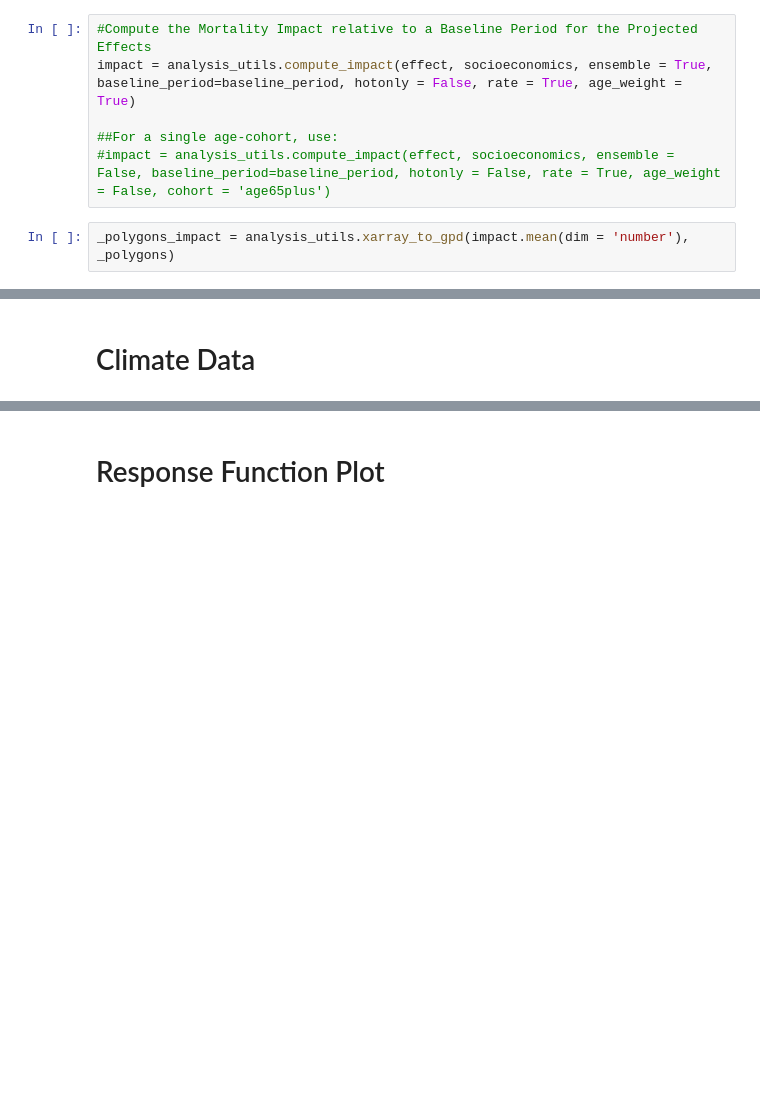
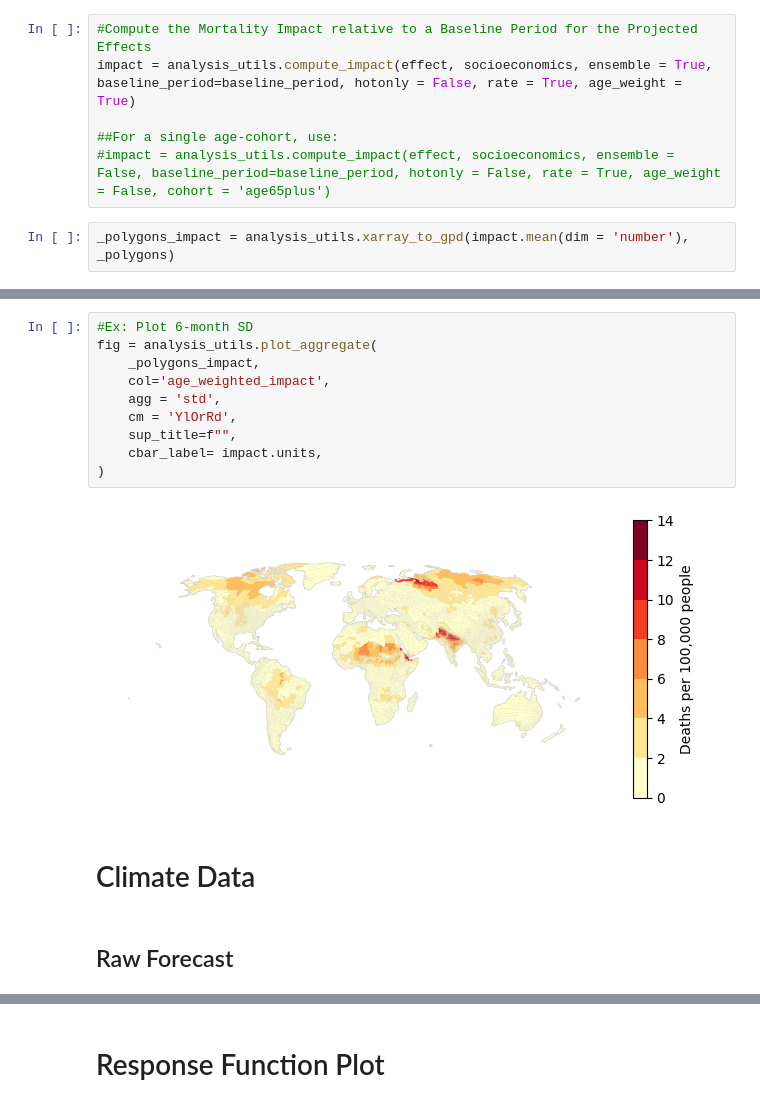
Before and after one commit to ClimateImpactLab/poreallas, a Jupyter notebook: analysis/a00_seasonal_forecast_analysis.ipynb, the cells around one changed output, grey strips where cells are left out. Saved outputs shown, nothing was run; the diff lists cells and outputs as text; blank space fills up the shorter version.

```diff
--- a/analysis/a00_seasonal_forecast_analysis.ipynb
+++ b/analysis/a00_seasonal_forecast_analysis.ipynb
@@ -84,5 +88,19 @@ analysis_utils.plot_aggregate(
+# %%
+#Ex: Plot 6-month SD
+fig = analysis_utils.plot_aggregate(
+    _polygons_impact,
+    col='age_weighted_impact',
+    agg = 'std',
+    cm = 'YlOrRd',
+    sup_title=f"",
+    cbar_label= impact.units,
+)
+# %% [output]
+[figure, added]
 # %% [markdown]
 # Climate Data
+# %% [markdown]
+## Raw Forecast
 # %%
 forecast = xr.open_zarr(TAS_FORECAST_URI)
 # Gridded to Impact Region
```
Also changed, not shown: parts of 17 cells of this notebook, 1 other file.
